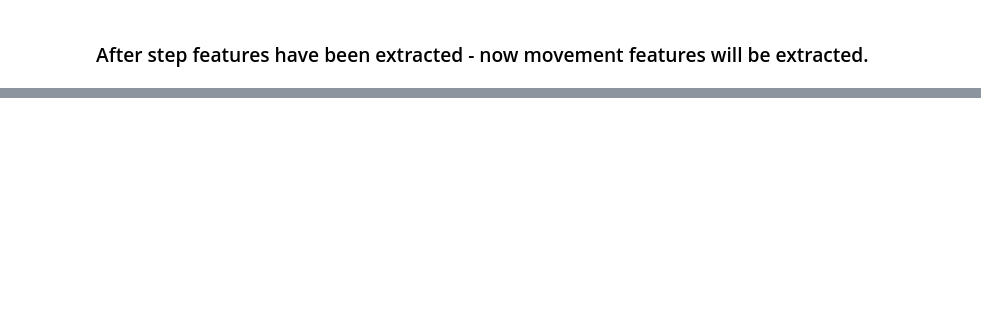
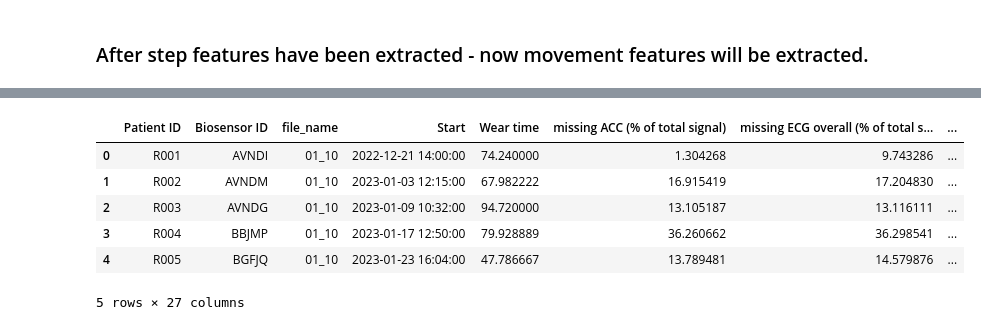
Before and after one commit to Syveraron/CPET_prediction, a Jupyter notebook: feature_extraction/extract_std_features.ipynb, the cells around one changed output, grey strips where cells are left out. Drawn from its saved outputs; the diff is of its cells as text; code cells hidden in the pictures; blank space fills up the shorter version.

```diff
--- a/feature_extraction/extract_std_features.ipynb
+++ b/feature_extraction/extract_std_features.ipynb
@@ -11,4 +11,6 @@ path = '../../../data'
 
 
 # Load the data
-df_labels = pd.read_csv(f'{path}/sensor_data.csv')
+df = pd.read_csv(f'{path}/sensors_data.csv')
+
+print(len(df))
@@ -18,12 +22,13 @@ df_labels = pd.read_csv(f'{path}/sensor_data.csv')
 ### The code starts with step count features first:
 # %%
 #calculate the average number of daily steps by calculating total number of steps divided by the number of days in the analysis
-
+from datetime import datetime
+from extraction_functions import *
 
 
 #add an empty column to the dataframe to add values to it
-df_labels['steps'] = np.nan
-df_labels['MVPA steps'] = np.nan
+df['steps'] = np.nan
+df['MVPA steps'] = np.nan
 df['Q1'] = 0
 df['Q2'] = 0
 df['Q3'] = 0
@@ -31,7 +36,7 @@ df['Q95'] = 0
 
 
 # Loop over each patient file
-for index, row in df_labels.iterrows():
+for index, row in df.iterrows():
     patient_id = row['Patient ID']
     print(f'Processing patient {patient_id}...')
 
@@ -45,11 +50,11 @@ for index, row in df_labels.iterrows():
         df_patient = pd.read_csv(patient_file)
     except FileNotFoundError:
         print(f"File not found for patient {patient_id}. Skipping.")
-        df_labels.at[index, 'steps'] = np.nan
+        df.at[index, 'steps'] = np.nan
         continue  # Skip to the next iteration if file is missing
 
     #get the value from the column 'good_wear_hrs' for this patient
-    good_wear_hrs = row['good_wear_hrs']
+    good_wear_hrs = row['Hours of data collected']
 
     #count the total number of steps in the steps column
     total_steps = df_patient['steps'].sum()
@@ -58,13 +63,13 @@ for index, row in df_labels.iterrows():
 
     #calculate the average number of steps per day
     avg_steps_per_day = total_steps/days
-    df_labels.at[index, 'steps'] = avg_steps_per_day
+    df.at[index, 'steps'] = avg_steps_per_day
 
 
     # Count rows with >= 100 steps to estimate MVPA steps
     mvpa_rows = df_patient[df_patient['steps'] >= 100].shape[0]
     avg_mvpa_per_day = mvpa_rows / days if mvpa_rows > 0 else 0
-    df_labels.at[index, 'MVPA steps'] = avg_mvpa_per_day
+    df.at[index, 'MVPA steps'] = avg_mvpa_per_day
 
     #now calculate the Speed-HR ratio
 
@@ -77,7 +82,7 @@ for index, row in df_labels.iterrows():
     hr_file = f'{path}/hr_values/{patient_id}.npy'
     hr_data = np.load(hr_file)
 
-    hr_resampled = resmaple_hr_data(hr_data)
+    hr_resampled = resample_hr_data(hr_data)
 
     # Create DataFrame for resampled HR data
     df_hr_resampled = pd.DataFrame({'hr': hr_resampled})
@@ -149,7 +163,7 @@ for index, row in df.iterrows():
     print(f'Starting patient {patient_id}')
 
     #get the good qual wear time from the column good_wear_hrs and find this in days
-    good_wear_hrs = df[df['Patient ID'] == patient_id]['good_wear_hrs'].values[0]
+    good_wear_hrs = df[df['Patient ID'] == patient_id]['Hours of data collected'].values[0]
     days = good_wear_hrs / 24
     print(f'Days: {days}')
 
@@ -168,7 +182,7 @@ for index, row in df.iterrows():
     acc_df = align_hr_and_acc(hr_30s_values, acc_df)
 
     # Extract sleep data
-    sleep_data = extract_sleep_data(acc_df)
+    sleep_df = extract_sleep_data(acc_df)
 
     # Filter the rows where the HR column is not 0
     sleep_df = sleep_df[sleep_df['HR'] != 0]
@@ -219,3 +387,13 @@ for index, row in df.iterrows():
+# %%
+df.head()
+# %% [output]
+|  | Patient ID | Biosensor ID | file_name | Start | Wear time | missing ACC (% of total signal) | missing ECG overall (% of total s... | ... |
+| 0 | R001 | AVNDI | 01_10 | 2022-12-21 14:00:00 | 74.240000 | 1.304268 | 9.743286 | ... |
+| 1 | R002 | AVNDM | 01_10 | 2023-01-03 12:15:00 | 67.982222 | 16.915419 | 17.204830 | ... |
+| 2 | R003 | AVNDG | 01_10 | 2023-01-09 10:32:00 | 94.720000 | 13.105187 | 13.116111 | ... |
+| 3 | R004 | BBJMP | 01_10 | 2023-01-17 12:50:00 | 79.928889 | 36.260662 | 36.298541 | ... |
+| 4 | R005 | BGFJQ | 01_10 | 2023-01-23 16:04:00 | 47.786667 | 13.789481 | 14.579876 | ... |
+5 rows × 27 columns
 # %%
 # save the dataframe to a csv file
 
```
Also changed, not shown: parts of 4 cells of this notebook, 7 other files.
